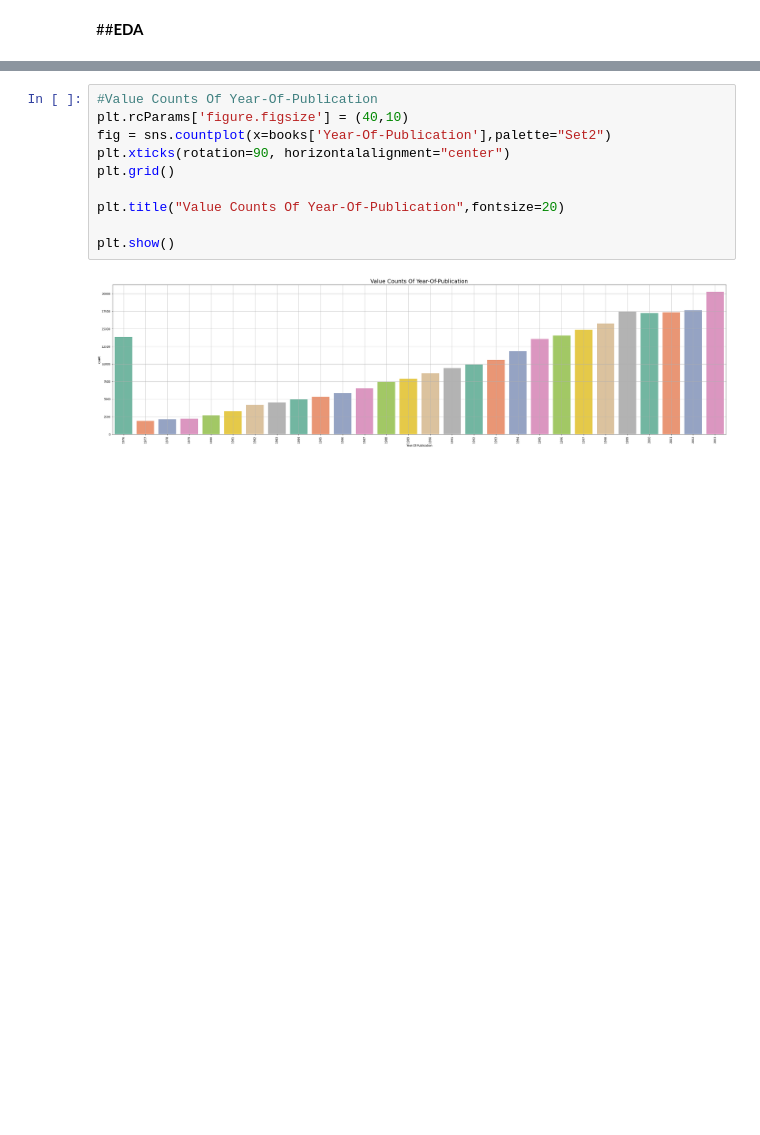
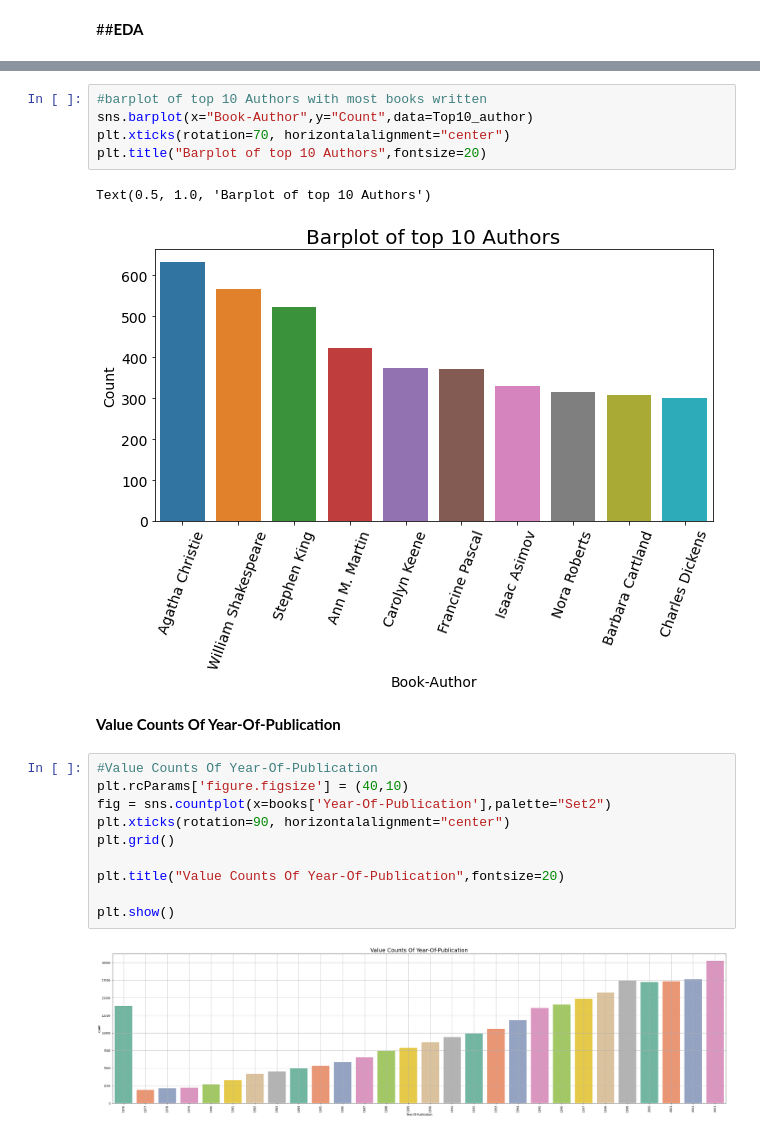
Before and after one commit to saurabhshinkar/BRS, a Jupyter notebook: Book_Recommendation_System_Saurabh_Shinkar.ipynb, the cells around one changed output, grey strips where cells are left out. Cells and saved outputs as stored; diff of their text form; blank space fills up the shorter version.

```diff
--- a/Book_Recommendation_System_Saurabh_Shinkar.ipynb
+++ b/Book_Recommendation_System_Saurabh_Shinkar.ipynb
@@ -616,3 +551,13 @@ merged.head(2)
+# %%
+#barplot of top 10 Authors with most books written
+sns.barplot(x="Book-Author",y="Count",data=Top10_author)
+plt.xticks(rotation=70, horizontalalignment="center")
+plt.title("Barplot of top 10 Authors",fontsize=20)
+# %% [output]
+Text(0.5, 1.0, 'Barplot of top 10 Authors')
+[figure, added]
+# %% [markdown]
+**Value Counts Of Year-Of-Publication**
 # %%
 #Value Counts Of Year-Of-Publication
 plt.rcParams['figure.figsize'] = (40,10)
```
Also changed, not shown: parts of 87 cells of this notebook.
